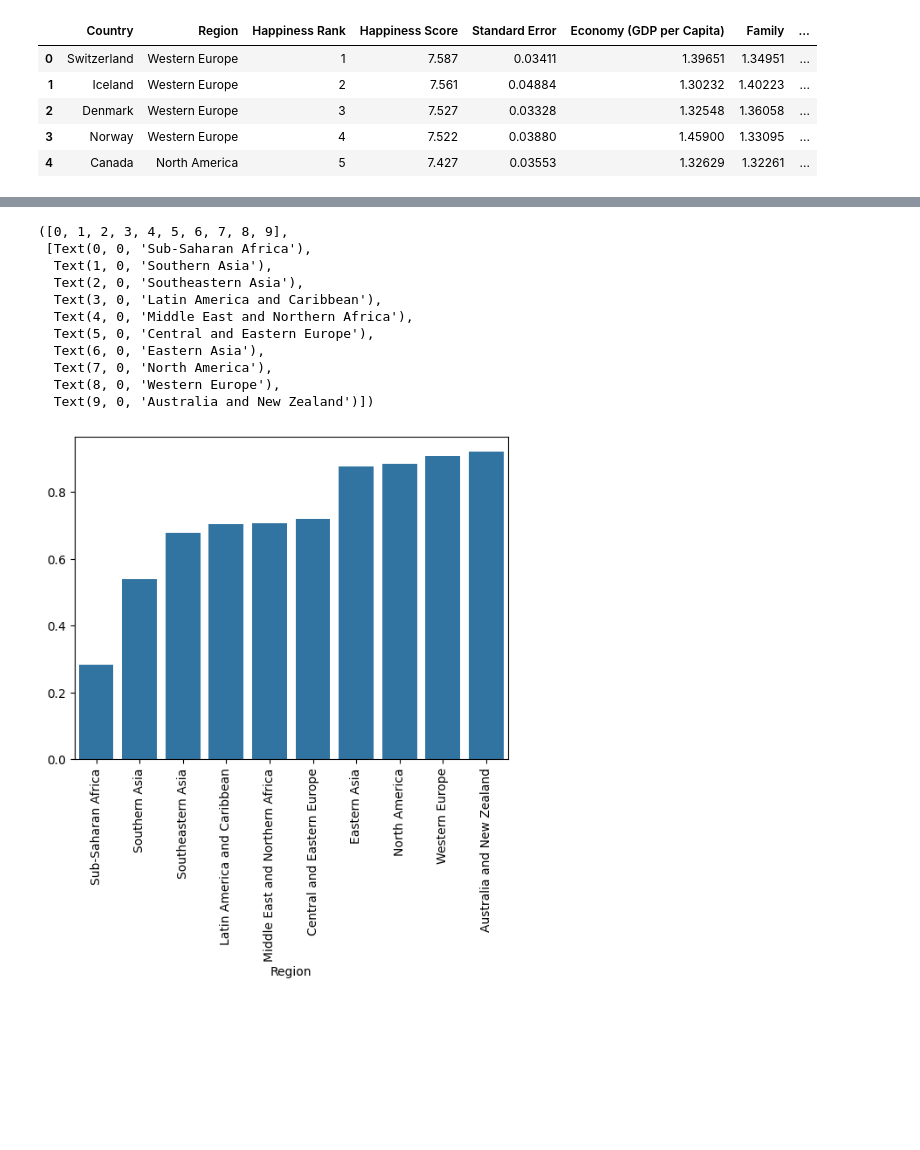
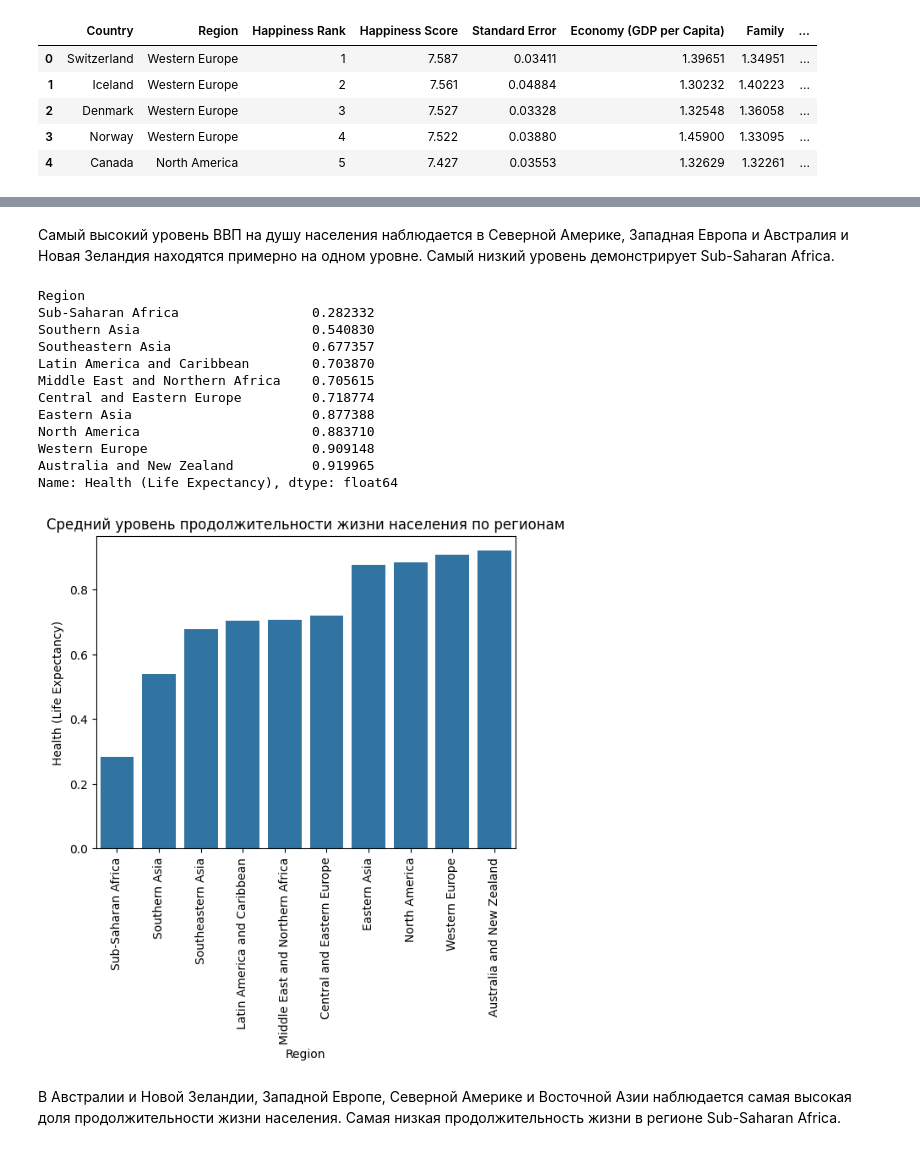
Before and after one commit to coretlwww/analysis_whr, a Jupyter notebook: notebooks/step_3.ipynb, the cells around one changed output, grey strips where cells are left out. Drawn from its saved outputs; the diff is of its cells as text; code cells hidden in the pictures; blank space fills up the shorter version.

```diff
--- a/notebooks/step_3.ipynb
+++ b/notebooks/step_3.ipynb
@@ -53,18 +75,26 @@ plt.xticks(rotation=90)
+# %% [markdown]
+Самый высокий уровень ВВП на душу населения наблюдается в Северной Америке, Западная Европа и Австралия и Новая Зеландия находятся примерно на одном уровне. Самый низкий уровень демонстрирует Sub-Saharan Africa.
 # %%
-regions1 = data_2015.groupby('Region')['Health (Life Expectancy)'].mean().sort_values()
-sns.barplot(x=regions1.index, y=regions1.values)
+regions_health = data_2015.groupby('Region')['Health (Life Expectancy)'].mean().sort_values()
+sns.barplot(x=regions_health.index, y=regions_health.values)
 plt.xticks(rotation=90)
+plt.ylabel('Health (Life Expectancy)')
+plt.title('Средний уровень продолжительности жизни населения по регионам')
+regions_health
 # %% [output]
-([0, 1, 2, 3, 4, 5, 6, 7, 8, 9],
- [Text(0, 0, 'Sub-Saharan Africa'),
-  Text(1, 0, 'Southern Asia'),
-  Text(2, 0, 'Southeastern Asia'),
-  Text(3, 0, 'Latin America and Caribbean'),
-  Text(4, 0, 'Middle East and Northern Africa'),
-  Text(5, 0, 'Central and Eastern Europe'),
-  Text(6, 0, 'Eastern Asia'),
-  Text(7, 0, 'North America'),
-  Text(8, 0, 'Western Europe'),
-  Text(9, 0, 'Australia and New Zealand')])
+Region
+Sub-Saharan Africa                 0.282332
+Southern Asia                      0.540830
+Southeastern Asia                  0.677357
+Latin America and Caribbean        0.703870
+Middle East and Northern Africa    0.705615
+Central and Eastern Europe         0.718774
+Eastern Asia                       0.877388
+North America                      0.883710
+Western Europe                     0.909148
+Australia and New Zealand          0.919965
+Name: Health (Life Expectancy), dtype: float64
-[figure, old version]
+[figure, new version]
+# %% [markdown]
+В Австралии и Новой Зеландии, Западной Европе, Северной Америке и Восточной Азии наблюдается самая высокая доля продолжительности жизни населения. Самая низкая продолжительность жизни в регионе Sub-Saharan Africa.
 # %%
```
Also changed, not shown: parts of 19 cells of this notebook.
